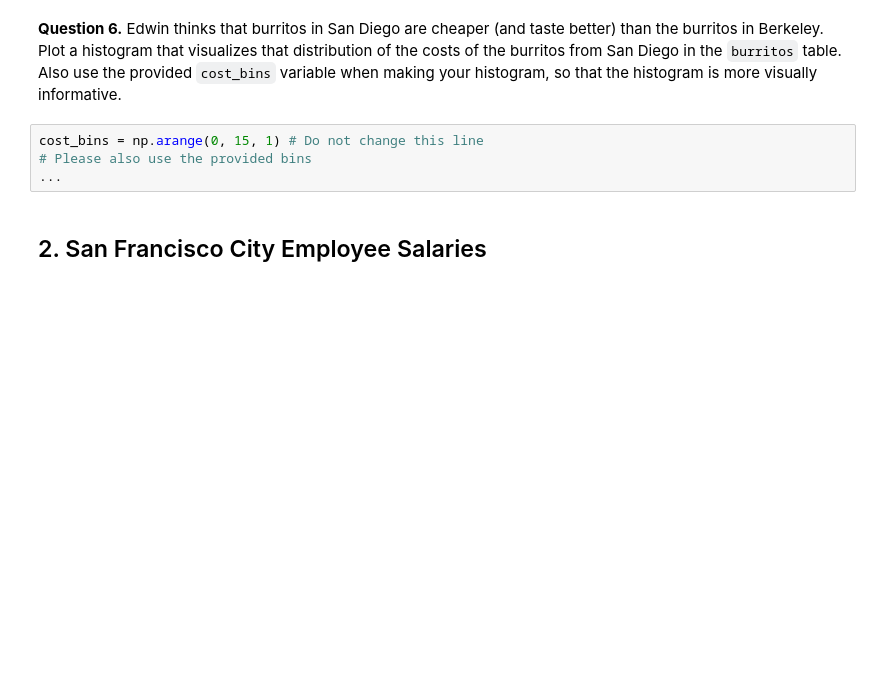
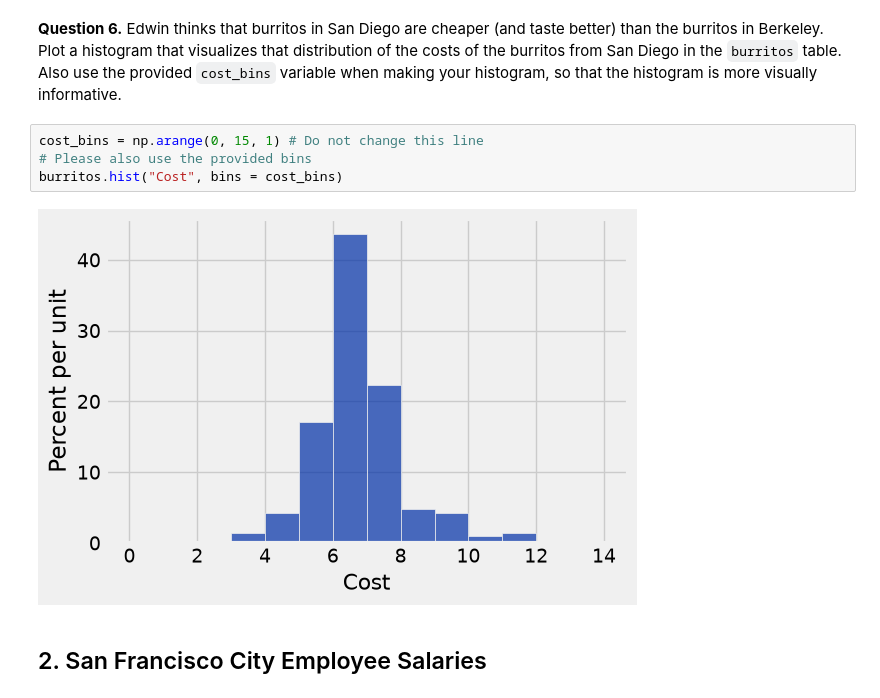
Before and after one commit to Tater-23/Data1, a Jupyter notebook: Homework 4 - Functions, Tables, and Groups/hw04.ipynb, the cells around one changed output. Saved outputs shown, nothing was run; the diff lists cells and outputs as text; blank space fills up the shorter version.

```diff
--- a/Homework 4 - Functions, Tables, and Groups/hw04.ipynb
+++ b/Homework 4 - Functions, Tables, and Groups/hw04.ipynb
@@ -148,7 +165,9 @@ grader.check("q1_5")
 # %%
 cost_bins = np.arange(0, 15, 1) # Do not change this line
 # Please also use the provided bins
-...
+burritos.hist("Cost", bins = cost_bins)
+# %% [output]
+[figure, added]
 # %% [markdown]
 ## 2. San Francisco City Employee Salaries
 # %% [markdown]
```
Also changed, not shown: parts of 15 cells of this notebook, 2 other files.
